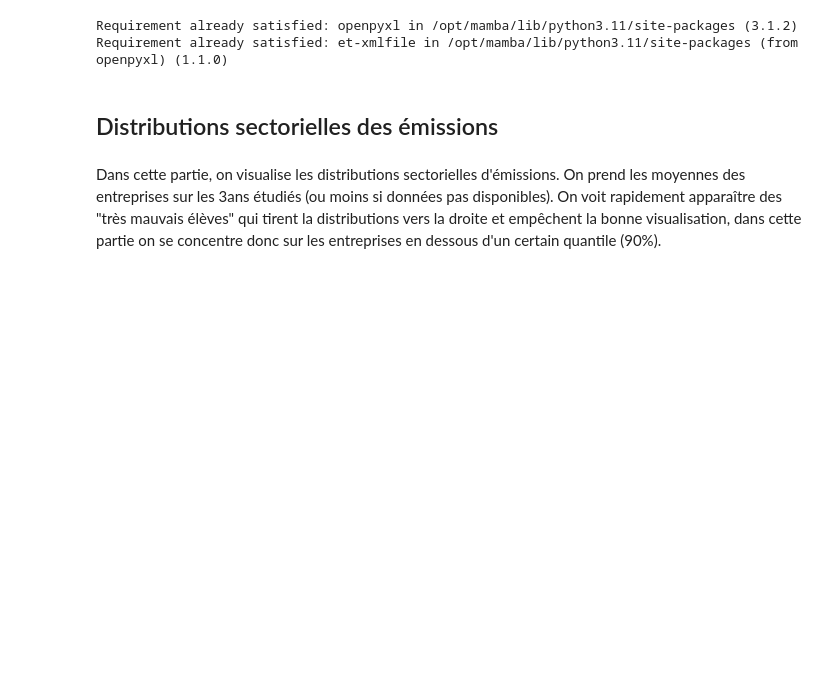
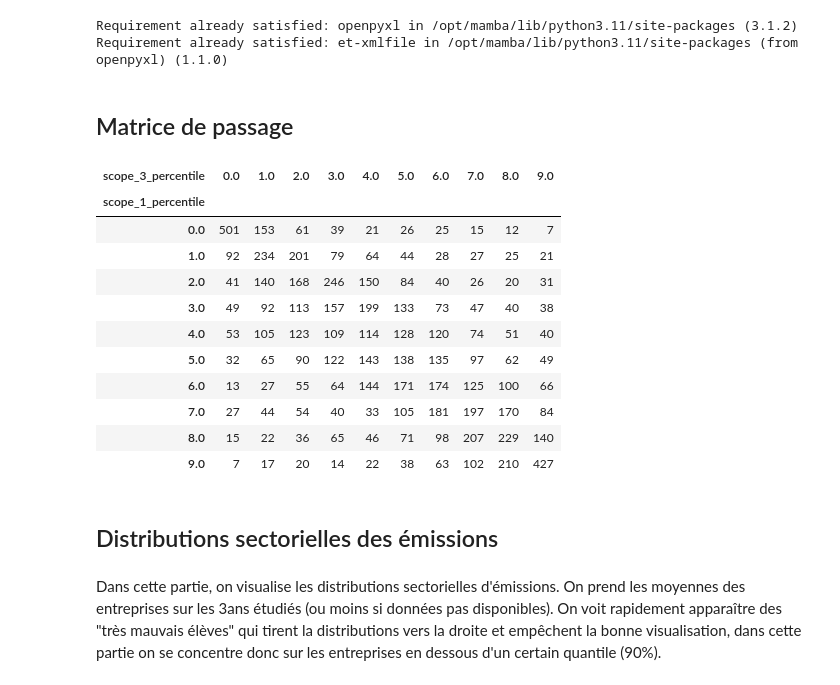
Before and after one commit to pierperri/StatApp, a Jupyter notebook: Analyse sectorielle.ipynb, the cells around one changed output. Drawn from its saved outputs; the diff is of its cells as text; code cells hidden in the pictures; blank space fills up the shorter version.

```diff
--- a/Analyse sectorielle.ipynb
+++ b/Analyse sectorielle.ipynb
@@ -26,3 +26,28 @@ data = data.dropna(subset = ["employees"])
 data = data.loc[data["employees"] != 0]
 for v in variables_env :
     data[v] = data[v]/data["employees"]
+# %% [markdown]
+## Matrice de passage
+# %%
+df = data.copy()
+
+# Diviser en quartiles pour "scope_1" et "scope_2"
+df['scope_1_percentile'] = pd.qcut(df['scope_1'], 10, labels = False)
+df['scope_3_percentile'] = pd.qcut(df['scope_3'], 10, labels = False)
+
+# Créer un tableau à double entrée pour compter le nombre d'observations par quartile
+pivot_table = pd.crosstab(df['scope_1_percentile'], df['scope_3_percentile'])
+display(pivot_table)
+# %% [output]
+| scope_3_percentile | 0.0 | 1.0 | 2.0 | 3.0 | 4.0 | 5.0 | 6.0 | 7.0 | 8.0 | 9.0 |
+| scope_1_percentile |  |  |  |  |  |  |  |  |  |  |
+| 0.0 | 501 | 153 | 61 | 39 | 21 | 26 | 25 | 15 | 12 | 7 |
+| 1.0 | 92 | 234 | 201 | 79 | 64 | 44 | 28 | 27 | 25 | 21 |
+| 2.0 | 41 | 140 | 168 | 246 | 150 | 84 | 40 | 26 | 20 | 31 |
+| 3.0 | 49 | 92 | 113 | 157 | 199 | 133 | 73 | 47 | 40 | 38 |
+| 4.0 | 53 | 105 | 123 | 109 | 114 | 128 | 120 | 74 | 51 | 40 |
+| 5.0 | 32 | 65 | 90 | 122 | 143 | 138 | 135 | 97 | 62 | 49 |
+| 6.0 | 13 | 27 | 55 | 64 | 144 | 171 | 174 | 125 | 100 | 66 |
+| 7.0 | 27 | 44 | 54 | 40 | 33 | 105 | 181 | 197 | 170 | 84 |
+| 8.0 | 15 | 22 | 36 | 65 | 46 | 71 | 98 | 207 | 229 | 140 |
+| 9.0 | 7 | 17 | 20 | 14 | 22 | 38 | 63 | 102 | 210 | 427 |
```
Also changed, not shown: parts of 2 cells of this notebook, 2 other files.
